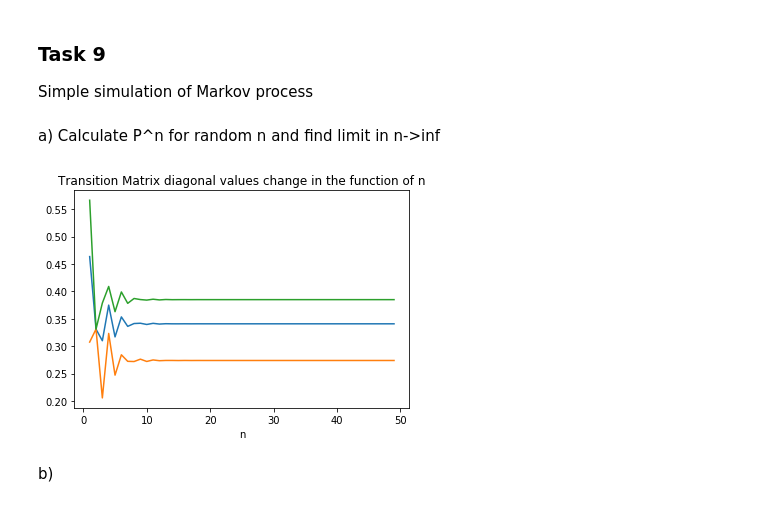
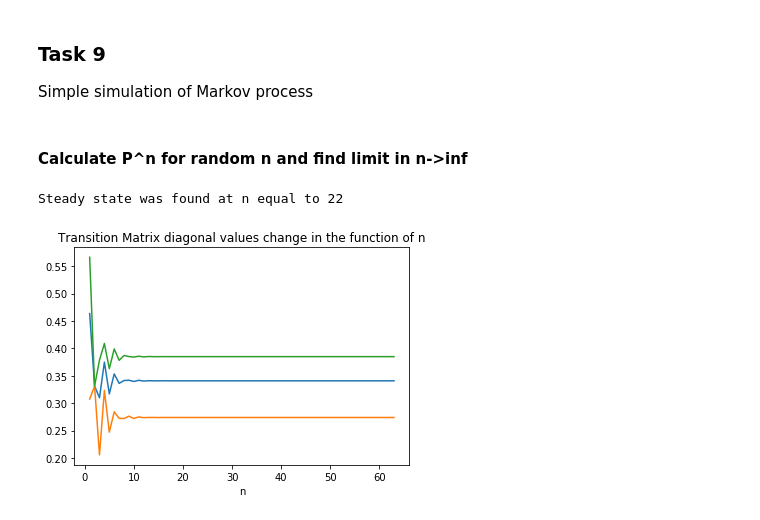
Before and after one commit to witekbobrowski/Academic, a Jupyter notebook: statistical-methods-winter-2017/markov-processes.ipynb, the cells around one changed output. Cells and saved outputs as stored; diff of their text form; code cells hidden in the pictures.

```diff
--- a/statistical-methods-winter-2017/markov-processes.ipynb
+++ b/statistical-methods-winter-2017/markov-processes.ipynb
@@ -33,31 +33,42 @@ class MarkovChain:
         transitions = self.transition_matrix.transitions(self.current)
         self.current = np.random.choice(a=list(transitions[0]), p=list(transitions[1]))
 # %% [markdown]
-a) Calculate P^n for random n and find limit in n->inf
+#### Calculate P^n for random n and find limit in n->inf
+# %%
+def is_steady_state(matrix_a, matrix_b):
+    check = matrix_b - matrix_a
+    return np.all(check < 10 ** (-5))
+
+
+def find_steady_state(matrix, power):
+    powers = []
+    current = matrix
+    steady_state = None
+    for n in range(1, power):
+        temp = current * matrix
+        if not steady_state and is_steady_state(current, temp):
+            steady_state = n
+        current = temp
+        powers.append(temp)
+    return {"steady_state": steady_state, "powers": powers}
 # %%
 transitions = {'A': np.array([['A', 'B', 'C'], [0.0, 0.16, 0.84]]),
                'B': np.array([['A', 'B', 'C'], [0.64, 0.0, 0.36]]),
                'C': np.array([['A', 'B', 'C'], [0.43, 0.57, 0.0]])}
 
 matrix = TransitionMatrix(transitions)
+steady_state = find_steady_state(matrix.raw, 64)
 
-def get_data(matrix, power):
-    results = []
-    current = matrix
-    for power in range(1, power):
-        current = current * matrix
-        results.append(np.array(current.diagonal())[0])
-    return results
-
-results = get_data(matrix.raw, 50)
-x = np.arange(1,50)
+if steady_state["steady_state"]:
+    print("Steady state was found at n equal to " + str(steady_state["steady_state"]))
+else:
+    print("Steady state was not found... try with higher power")
 
 plt.figure()
-plt.plot(x, results)
+plt.plot(np.arange(1, 64), [np.array(matrix.diagonal())[0] for matrix in steady_state["powers"]])
 plt.title("Transition Matrix diagonal values change in the function of n")
 plt.xlabel("n")
 plt.show()
 # %% [output]
+Steady state was found at n equal to 22
-[figure, old version]
+[figure, new version]
-# %% [markdown]
-b)
```
Also changed, not shown: parts of 6 cells of this notebook, 1 other file.
